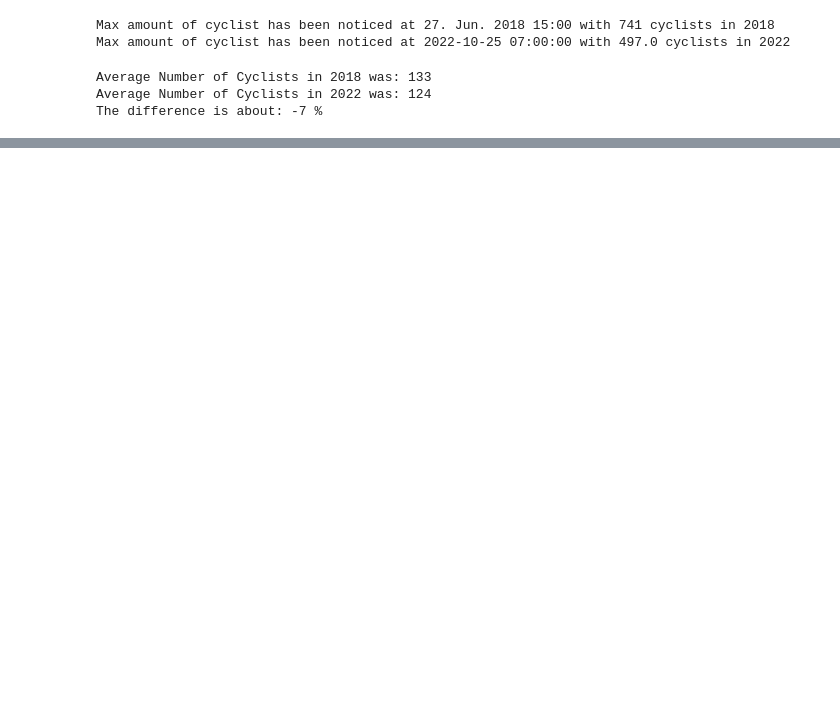
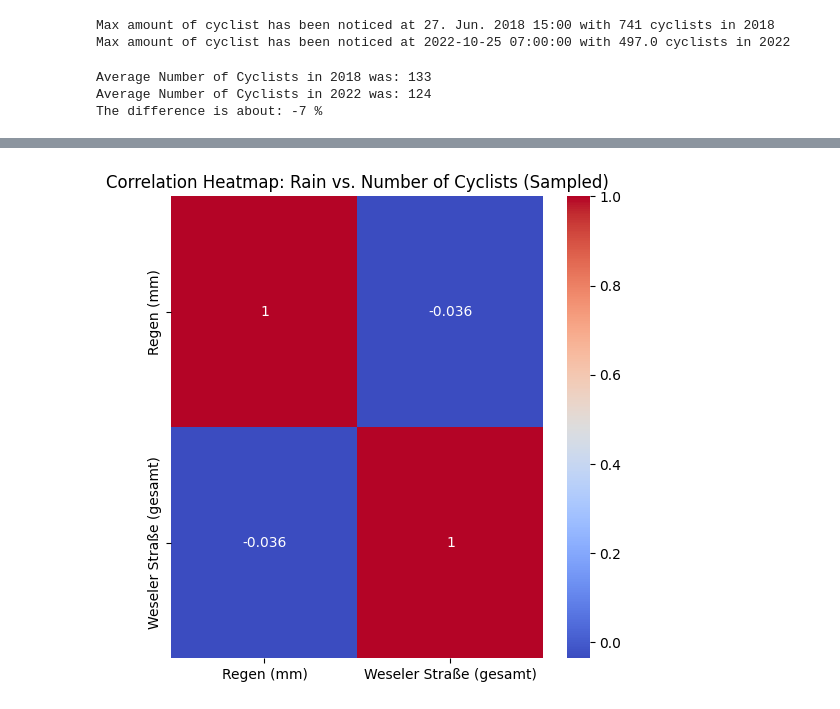
Before and after one commit to OmarFourati/2023-amse-template, a Jupyter notebook: exploration.ipynb, the cells around one changed output, grey strips where cells are left out. Saved outputs shown, nothing was run; the diff lists cells and outputs as text; code cells hidden in the pictures; blank space fills up the shorter version.

```diff
--- a/exploration.ipynb
+++ b/exploration.ipynb
@@ -161,0 +238,15 @@ plt.show()
+# %%
+sampled_df = df_2018_corr.sample(n=1000)
+
+# Create a pivot table for correlation matrix
+pivot_table = sampled_df.pivot_table(index='Zeit', values=['Weseler Straße (gesamt)', 'Regen (mm)'])
+
+# Calculate the correlation matrix
+corr_matrix = pivot_table.corr()
+
+plt.figure(figsize=(6, 6))
+sns.heatmap(corr_matrix, annot=True, cmap='coolwarm')
+plt.title('Correlation Heatmap: Rain vs. Number of Cyclists (Sampled)')
+plt.show()
+# %% [output]
+[figure, added]
```
Also changed, not shown: parts of 6 cells of this notebook.
